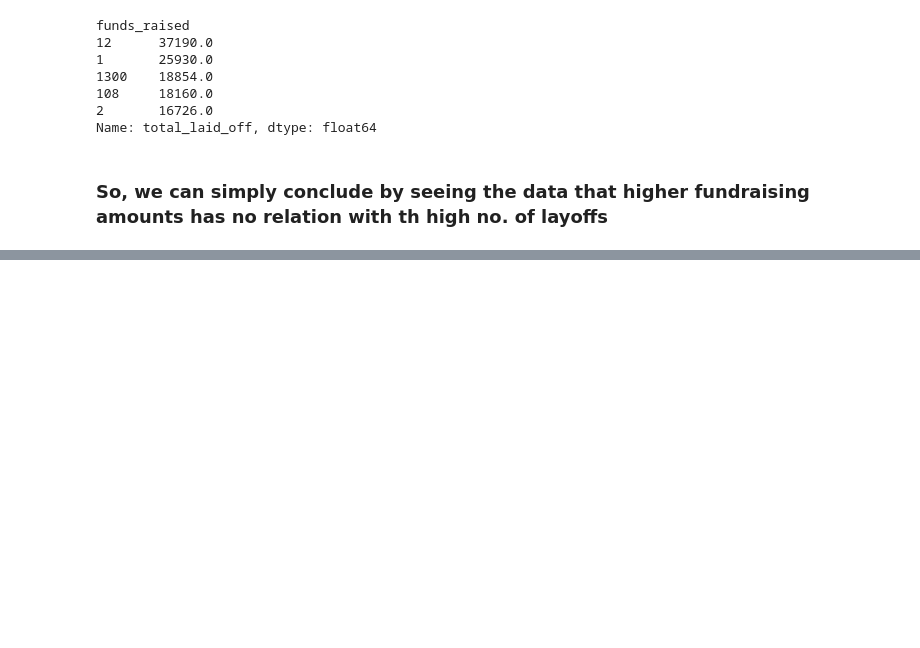
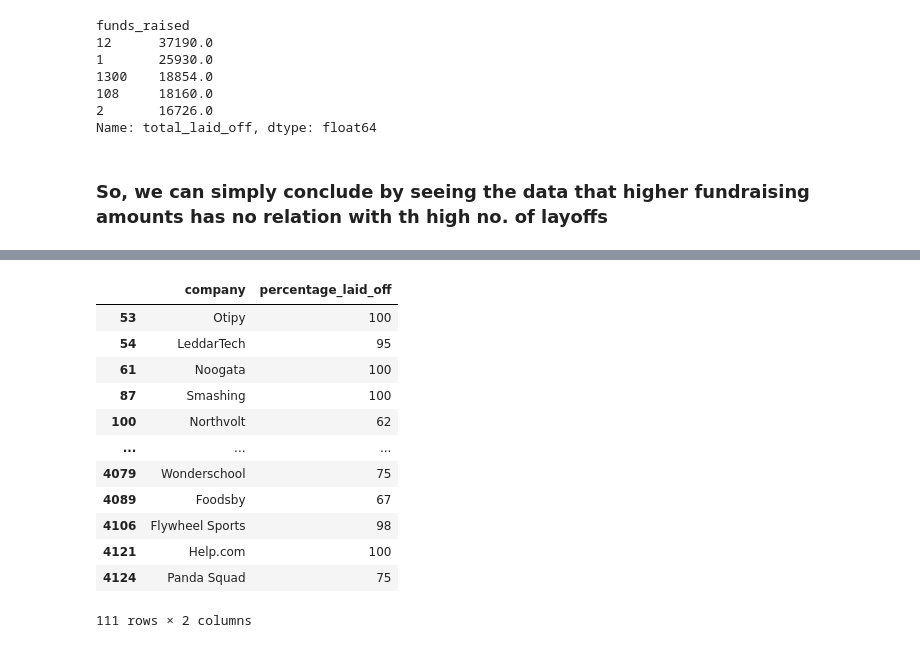
Before and after one commit to neerajcodes888/Recent-Layoffs-Case-Study, a Jupyter notebook: study.ipynb, the cells around one changed output, grey strips where cells are left out. Drawn from its saved outputs; the diff is of its cells as text; code cells hidden in the pictures; blank space fills up the shorter version.

```diff
--- a/study.ipynb
+++ b/study.ipynb
@@ -823,0 +808,22 @@ data
+# %%
+# Filter companies with more than 50% layoffs
+high_layoff_companies = data[data['percentage_laid_off'] > 50][['company', 'percentage_laid_off']]
+
+# Optional: drop duplicates if same company appears multiple times
+high_layoff_companies = high_layoff_companies.drop_duplicates()
+
+high_layoff_companies
+# %% [output]
+|  | company | percentage_laid_off |
+| 53 | Otipy | 100 |
+| 54 | LeddarTech | 95 |
+| 61 | Noogata | 100 |
+| 87 | Smashing | 100 |
+| 100 | Northvolt | 62 |
+| ... | ... | ... |
+| 4079 | Wonderschool | 75 |
+| 4089 | Foodsby | 67 |
+| 4106 | Flywheel Sports | 98 |
+| 4121 | Help.com | 100 |
+| 4124 | Panda Squad | 75 |
+111 rows × 2 columns
```
Also changed, not shown: parts of 1 cell of this notebook.
